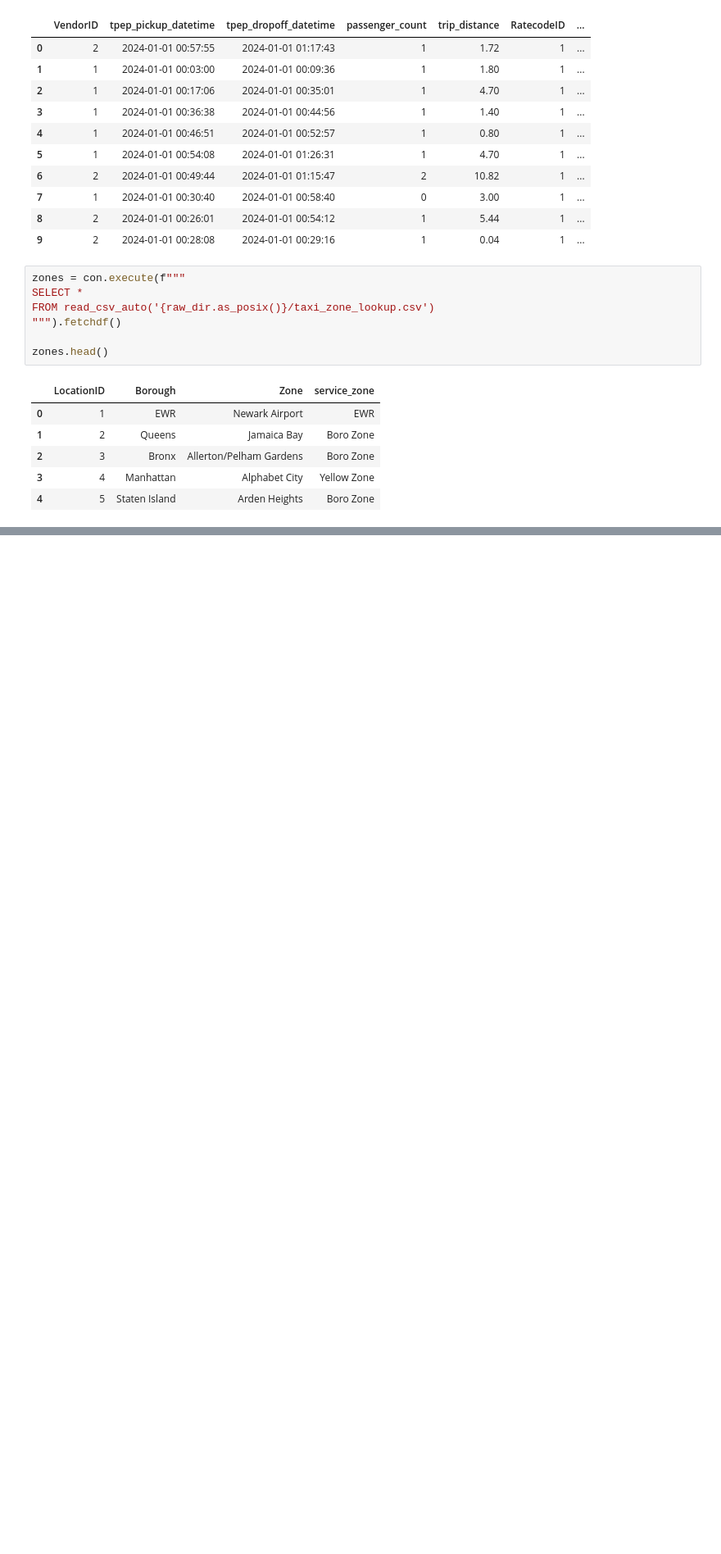
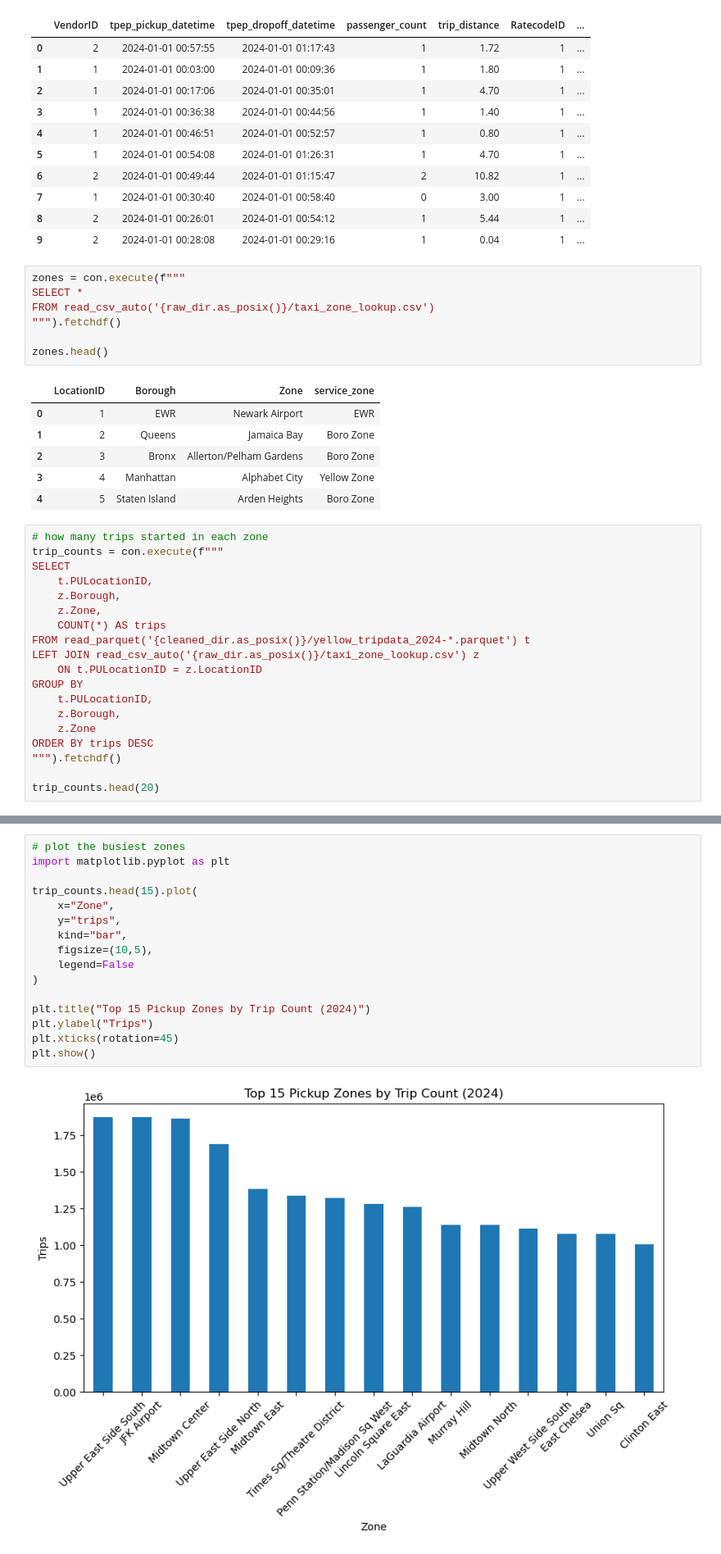
Before and after one commit to sara-neff/taxi-project, a Jupyter notebook: notebooks/01_explore.ipynb, the cells around one changed output, grey strips where cells are left out. Shown at 82% size. Cells and saved outputs as stored; diff of their text form; blank space fills up the shorter version.

```diff
--- a/notebooks/01_explore.ipynb
+++ b/notebooks/01_explore.ipynb
@@ -43,3 +43,22 @@ zones.head()
 | 2 | 3 | Bronx | Allerton/Pelham Gardens | Boro Zone |
 | 3 | 4 | Manhattan | Alphabet City | Yellow Zone |
 | 4 | 5 | Staten Island | Arden Heights | Boro Zone |
+# %%
+# how many trips started in each zone
+trip_counts = con.execute(f"""
+SELECT
+    t.PULocationID,
+    z.Borough,
+    z.Zone,
+    COUNT(*) AS trips
+FROM read_parquet('{cleaned_dir.as_posix()}/yellow_tripdata_2024-*.parquet') t
+LEFT JOIN read_csv_auto('{raw_dir.as_posix()}/taxi_zone_lookup.csv') z
+    ON t.PULocationID = z.LocationID
+GROUP BY
+    t.PULocationID,
+    z.Borough,
+    z.Zone
+ORDER BY trips DESC
+""").fetchdf()
+
+trip_counts.head(20)
@@ -45,0 +91,18 @@ zones.head()
+# %%
+# plot the busiest zones
+import matplotlib.pyplot as plt
+
+trip_counts.head(15).plot(
+    x="Zone",
+    y="trips",
+    kind="bar",
+    figsize=(10,5),
+    legend=False
+)
+
+plt.title("Top 15 Pickup Zones by Trip Count (2024)")
+plt.ylabel("Trips")
+plt.xticks(rotation=45)
+plt.show()
+# %% [output]
+[figure, added]
```
Also changed, not shown: parts of 27 cells of this notebook, 3 other files.
